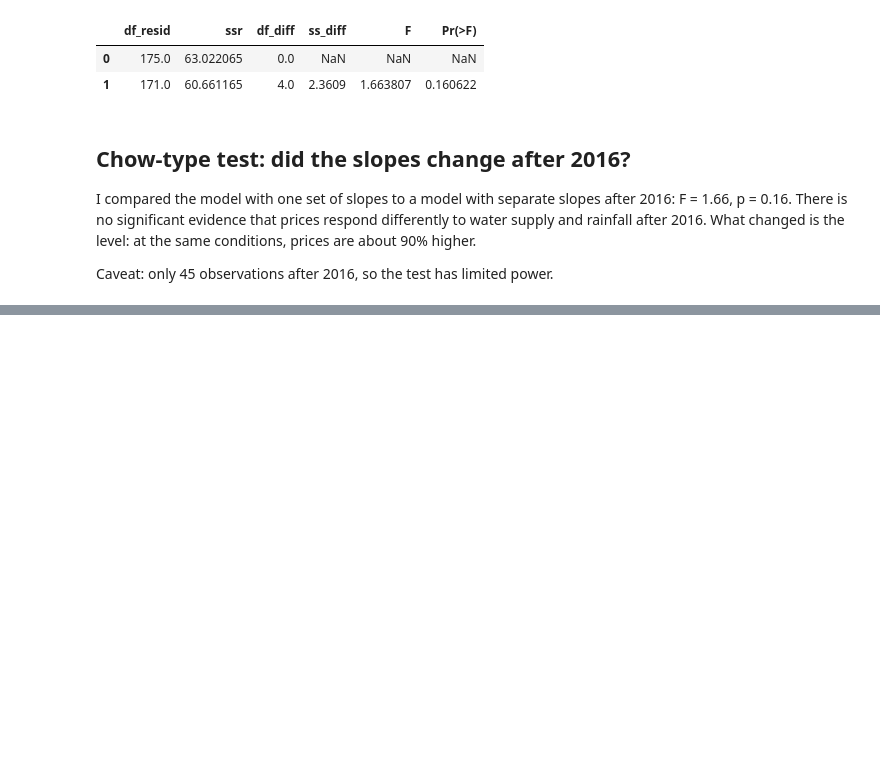
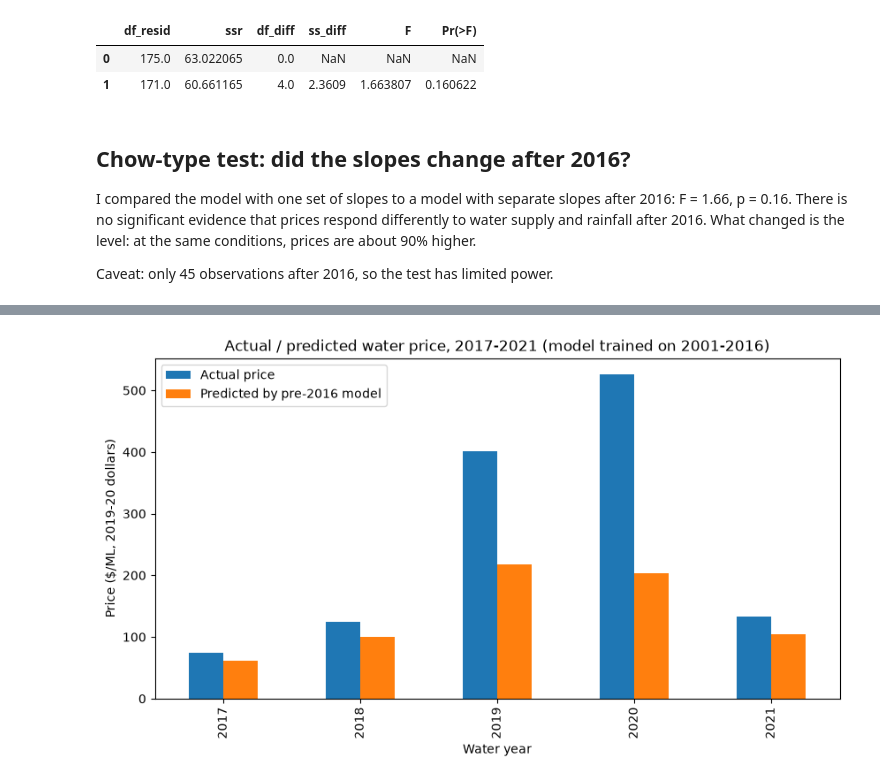
Before and after one commit to imadramdani-prog/murray-darling-water-market, a Jupyter notebook: notebooks/02_model.ipynb, the cells around one changed output, grey strips where cells are left out. Cells and saved outputs as stored; diff of their text form; code cells hidden in the pictures; blank space fills up the shorter version.

Commit message:
Add out-of-sample chart and effective allocation model

```diff
--- a/notebooks/02_model.ipynb
+++ b/notebooks/02_model.ipynb
@@ -119,3 +119,9 @@ respond differently to water supply and rainfall after 2016. What changed is the
 level: at the same conditions, prices are about 90% higher.
 
 Caveat: only 45 observations after 2016, so the test has limited power.
+# %%
+train = model_df[model_df["Year"] <= 2016]
+test = model_df[model_df["Year"] >= 2017].copy()
+
+oos = smf.ols("log_P ~ a_High + a_Low + np.log(R) + carry_share + C(Region)", data=train).fit()
+oos.rsquared
@@ -121,0 +130,5 @@ Caveat: only 45 observations after 2016, so the test has limited power.
+# %%
+test["pred_log_P"] = oos.predict(test)
+
+gap = (test["log_P"] - test["pred_log_P"]).mean()
+np.exp(gap) - 1
@@ -121,0 +137,6 @@ Caveat: only 45 observations after 2016, so the test has limited power.
+# %%
+correction = np.exp(oos.resid).mean()
+test["pred_P"] = np.exp(test["pred_log_P"]) * correction
+
+by_year = test.groupby("Year")[["P", "pred_P"]].mean()
+by_year.round(0)
@@ -121,0 +151,8 @@ Caveat: only 45 observations after 2016, so the test has limited power.
+# %%
+ax = by_year.plot(kind="bar", figsize=(10, 5))
+ax.set_title("Actual / predicted water price, 2017-2021 (model trained on 2001-2016)")
+ax.set_xlabel("Water year")
+ax.set_ylabel("Price ($/ML, 2019-20 dollars)")
+ax.legend(["Actual price", "Predicted by pre-2016 model"]);
+# %% [output]
+[figure, added]
```
Also changed, not shown: parts of 6 cells of this notebook.
